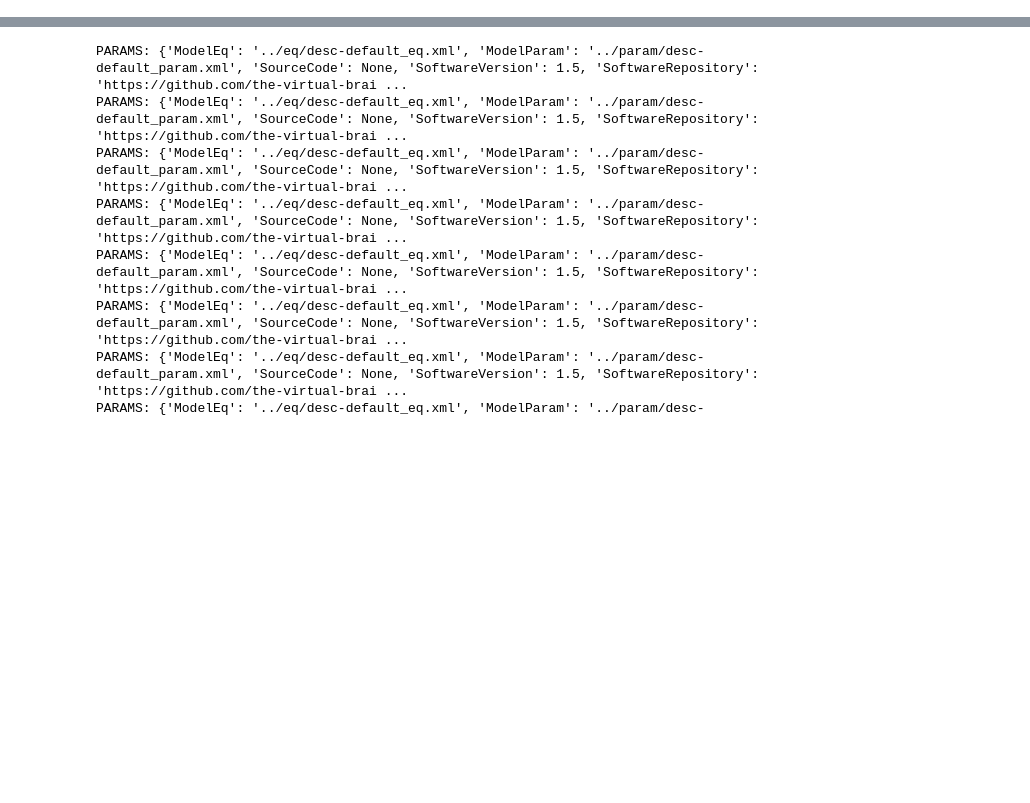
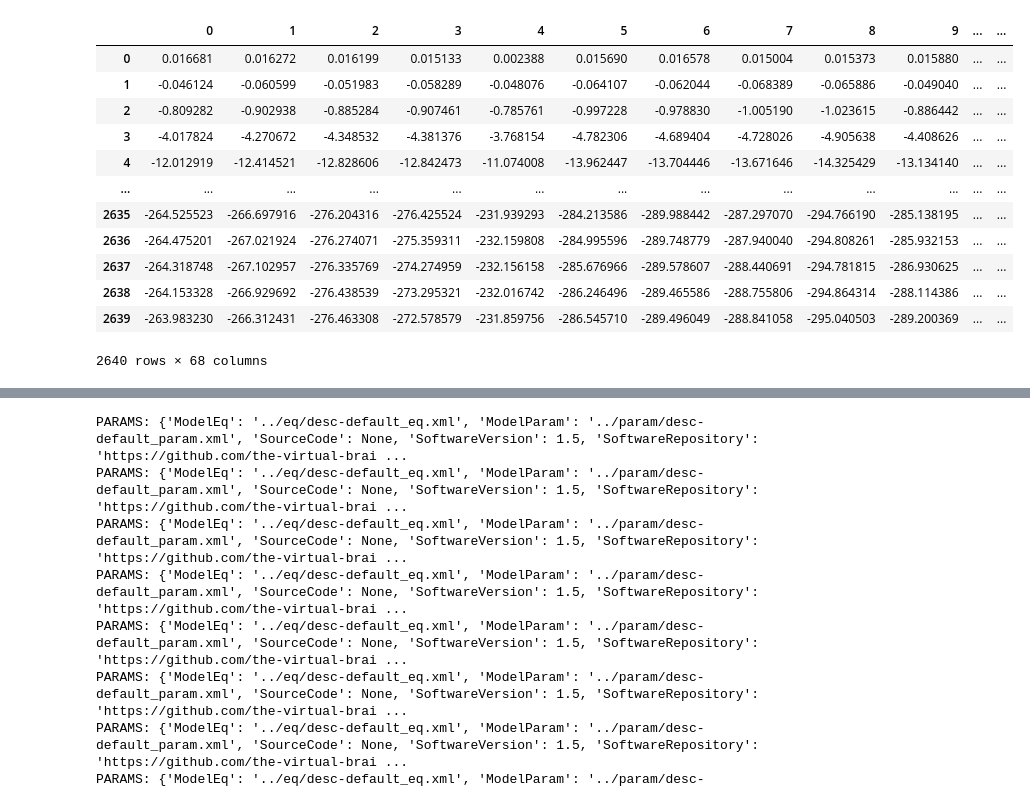
Before and after one commit to dissagaliyeva/sim2bids, a Jupyter notebook: app_templates/start_app.ipynb, the cells around one changed output, grey strips where cells are left out. Cells and saved outputs as stored; diff of their text form; code cells hidden in the pictures; blank space fills up the shorter version.

```diff
--- a/app_templates/start_app.ipynb
+++ b/app_templates/start_app.ipynb
@@ -335,0 +1074,16 @@ UnpicklingError: Failed to interpret file 'C:/Users/dinar/Desktop/TVB/CHANGES' a
+# %%
+pd.read_csv('C:/Users/dinar/Desktop/50healthy_copy/DG_20120903/series_alpha_22min/bold_ts_22min.txt', header=None, sep='\t')
+# %% [output]
+|  | 0 | 1 | 2 | 3 | 4 | 5 | 6 | 7 | 8 | 9 | ... | ... |
+| 0 | 0.016681 | 0.016272 | 0.016199 | 0.015133 | 0.002388 | 0.015690 | 0.016578 | 0.015004 | 0.015373 | 0.015880 | ... | ... |
+| 1 | -0.046124 | -0.060599 | -0.051983 | -0.058289 | -0.048076 | -0.064107 | -0.062044 | -0.068389 | -0.065886 | -0.049040 | ... | ... |
+| 2 | -0.809282 | -0.902938 | -0.885284 | -0.907461 | -0.785761 | -0.997228 | -0.978830 | -1.005190 | -1.023615 | -0.886442 | ... | ... |
+| 3 | -4.017824 | -4.270672 | -4.348532 | -4.381376 | -3.768154 | -4.782306 | -4.689404 | -4.728026 | -4.905638 | -4.408626 | ... | ... |
+| 4 | -12.012919 | -12.414521 | -12.828606 | -12.842473 | -11.074008 | -13.962447 | -13.704446 | -13.671646 | -14.325429 | -13.134140 | ... | ... |
+| ... | ... | ... | ... | ... | ... | ... | ... | ... | ... | ... | ... | ... |
+| 2635 | -264.525523 | -266.697916 | -276.204316 | -276.425524 | -231.939293 | -284.213586 | -289.988442 | -287.297070 | -294.766190 | -285.138195 | ... | ... |
+| 2636 | -264.475201 | -267.021924 | -276.274071 | -275.359311 | -232.159808 | -284.995596 | -289.748779 | -287.940040 | -294.808261 | -285.932153 | ... | ... |
+| 2637 | -264.318748 | -267.102957 | -276.335769 | -274.274959 | -232.156158 | -285.676966 | -289.578607 | -288.440691 | -294.781815 | -286.930625 | ... | ... |
+| 2638 | -264.153328 | -266.929692 | -276.438539 | -273.295321 | -232.016742 | -286.246496 | -289.465586 | -288.755806 | -294.864314 | -288.114386 | ... | ... |
+| 2639 | -263.983230 | -266.312431 | -276.463308 | -272.578579 | -231.859756 | -286.545710 | -289.496049 | -288.841058 | -295.040503 | -289.200369 | ... | ... |
+2640 rows × 68 columns
```
Also changed, not shown: parts of 51 cells of this notebook, 12 other files.
